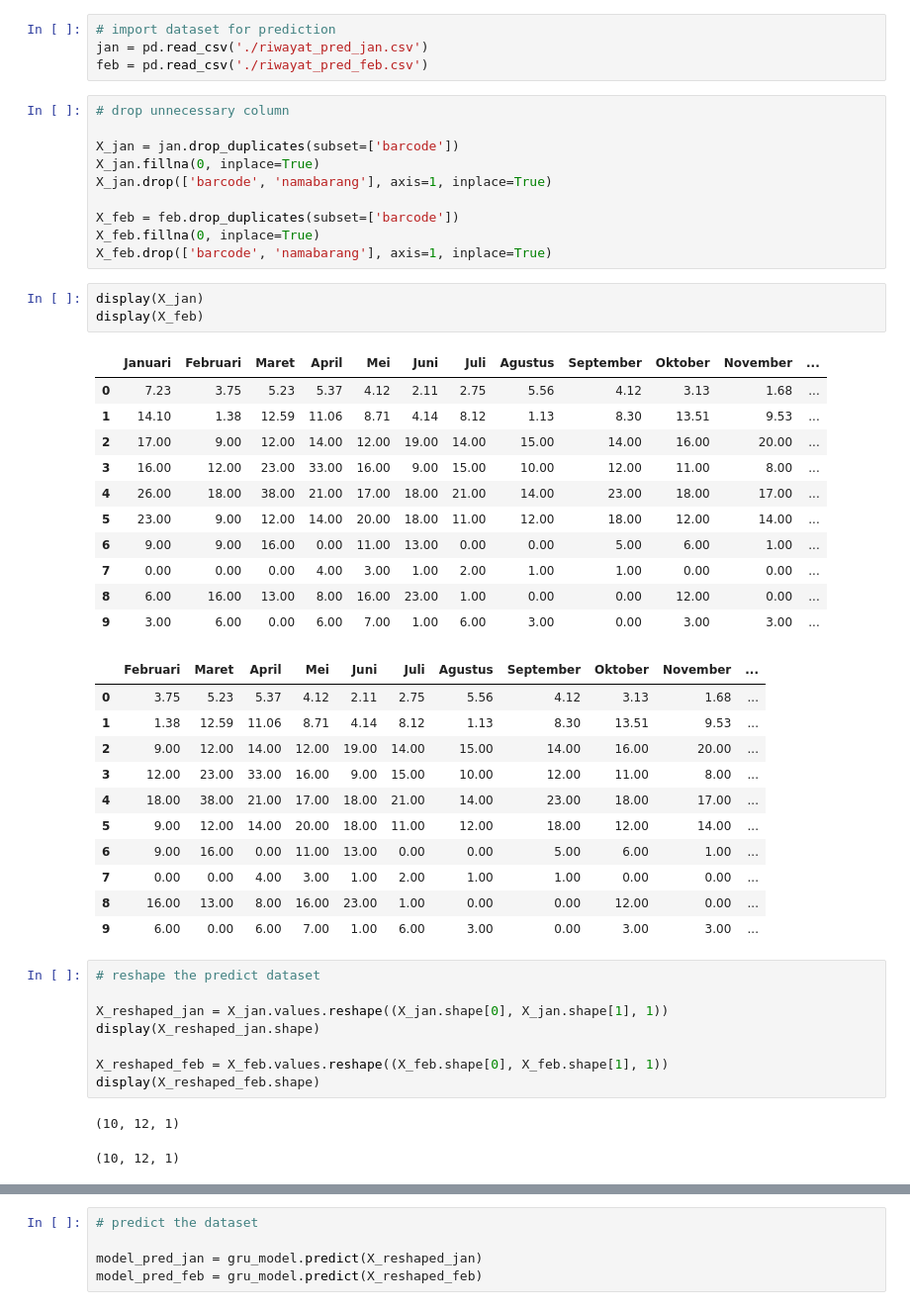
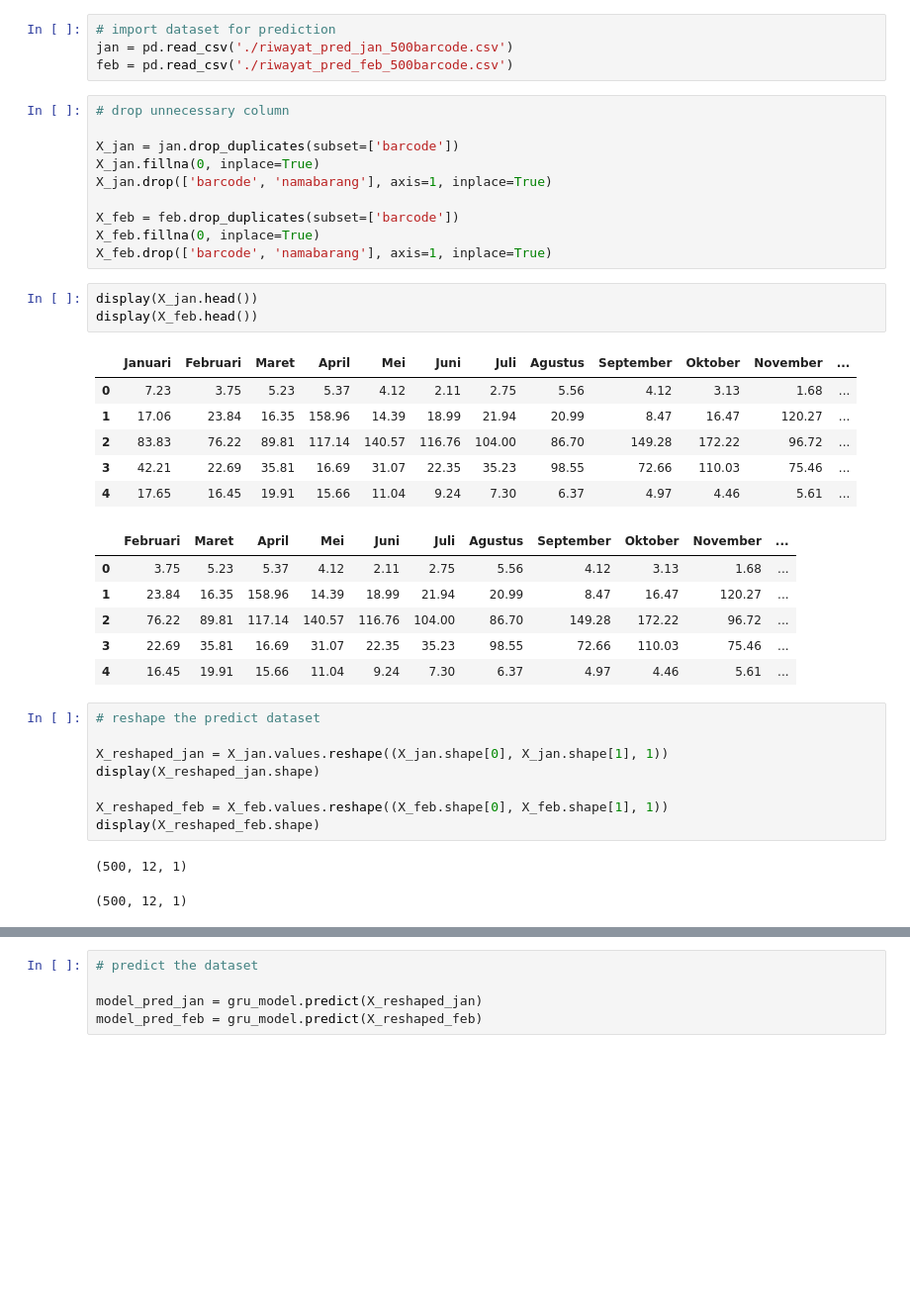
Before and after one commit to diegoray/sales-prediction-gru, a Jupyter notebook: ipynb/EDA.ipynb, the cells around one changed output, grey strips where cells are left out. Shown at 99% size. Saved outputs shown, nothing was run; the diff lists cells and outputs as text; blank space fills up the shorter version.

```diff
--- a/ipynb/EDA.ipynb
+++ b/ipynb/EDA.ipynb
@@ -465,8 +711,8 @@ selected_data_2021
 # df_pred.to_csv('df_pred.csv', index=False)
 # %%
 # import dataset for prediction
-jan = pd.read_csv('./riwayat_pred_jan.csv')
-feb = pd.read_csv('./riwayat_pred_feb.csv')
+jan = pd.read_csv('./riwayat_pred_jan_500barcode.csv')
+feb = pd.read_csv('./riwayat_pred_feb_500barcode.csv')
 # %%
 # drop unnecessary column
 
@@ -478,31 +724,21 @@ X_feb = feb.drop_duplicates(subset=['barcode'])
 X_feb.fillna(0, inplace=True)
 X_feb.drop(['barcode', 'namabarang'], axis=1, inplace=True)
 # %%
-display(X_jan)
-display(X_feb)
+display(X_jan.head())
+display(X_feb.head())
 # %% [output]
 |  | Januari | Februari | Maret | April | Mei | Juni | Juli | Agustus | September | Oktober | November | ... |
 | 0 | 7.23 | 3.75 | 5.23 | 5.37 | 4.12 | 2.11 | 2.75 | 5.56 | 4.12 | 3.13 | 1.68 | ... |
-| 1 | 14.10 | 1.38 | 12.59 | 11.06 | 8.71 | 4.14 | 8.12 | 1.13 | 8.30 | 13.51 | 9.53 | ... |
-| 2 | 17.00 | 9.00 | 12.00 | 14.00 | 12.00 | 19.00 | 14.00 | 15.00 | 14.00 | 16.00 | 20.00 | ... |
-| 3 | 16.00 | 12.00 | 23.00 | 33.00 | 16.00 | 9.00 | 15.00 | 10.00 | 12.00 | 11.00 | 8.00 | ... |
-| 4 | 26.00 | 18.00 | 38.00 | 21.00 | 17.00 | 18.00 | 21.00 | 14.00 | 23.00 | 18.00 | 17.00 | ... |
-| 5 | 23.00 | 9.00 | 12.00 | 14.00 | 20.00 | 18.00 | 11.00 | 12.00 | 18.00 | 12.00 | 14.00 | ... |
-| 6 | 9.00 | 9.00 | 16.00 | 0.00 | 11.00 | 13.00 | 0.00 | 0.00 | 5.00 | 6.00 | 1.00 | ... |
-| 7 | 0.00 | 0.00 | 0.00 | 4.00 | 3.00 | 1.00 | 2.00 | 1.00 | 1.00 | 0.00 | 0.00 | ... |
-| 8 | 6.00 | 16.00 | 13.00 | 8.00 | 16.00 | 23.00 | 1.00 | 0.00 | 0.00 | 12.00 | 0.00 | ... |
-| 9 | 3.00 | 6.00 | 0.00 | 6.00 | 7.00 | 1.00 | 6.00 | 3.00 | 0.00 | 3.00 | 3.00 | ... |
+| 1 | 17.06 | 23.84 | 16.35 | 158.96 | 14.39 | 18.99 | 21.94 | 20.99 | 8.47 | 16.47 | 120.27 | ... |
+| 2 | 83.83 | 76.22 | 89.81 | 117.14 | 140.57 | 116.76 | 104.00 | 86.70 | 149.28 | 172.22 | 96.72 | ... |
+| 3 | 42.21 | 22.69 | 35.81 | 16.69 | 31.07 | 22.35 | 35.23 | 98.55 | 72.66 | 110.03 | 75.46 | ... |
+| 4 | 17.65 | 16.45 | 19.91 | 15.66 | 11.04 | 9.24 | 7.30 | 6.37 | 4.97 | 4.46 | 5.61 | ... |
 |  | Februari | Maret | April | Mei | Juni | Juli | Agustus | September | Oktober | November | ... |
 | 0 | 3.75 | 5.23 | 5.37 | 4.12 | 2.11 | 2.75 | 5.56 | 4.12 | 3.13 | 1.68 | ... |
-| 1 | 1.38 | 12.59 | 11.06 | 8.71 | 4.14 | 8.12 | 1.13 | 8.30 | 13.51 | 9.53 | ... |
-| 2 | 9.00 | 12.00 | 14.00 | 12.00 | 19.00 | 14.00 | 15.00 | 14.00 | 16.00 | 20.00 | ... |
-| 3 | 12.00 | 23.00 | 33.00 | 16.00 | 9.00 | 15.00 | 10.00 | 12.00 | 11.00 | 8.00 | ... |
-| 4 | 18.00 | 38.00 | 21.00 | 17.00 | 18.00 | 21.00 | 14.00 | 23.00 | 18.00 | 17.00 | ... |
-| 5 | 9.00 | 12.00 | 14.00 | 20.00 | 18.00 | 11.00 | 12.00 | 18.00 | 12.00 | 14.00 | ... |
-| 6 | 9.00 | 16.00 | 0.00 | 11.00 | 13.00 | 0.00 | 0.00 | 5.00 | 6.00 | 1.00 | ... |
-| 7 | 0.00 | 0.00 | 4.00 | 3.00 | 1.00 | 2.00 | 1.00 | 1.00 | 0.00 | 0.00 | ... |
-| 8 | 16.00 | 13.00 | 8.00 | 16.00 | 23.00 | 1.00 | 0.00 | 0.00 | 12.00 | 0.00 | ... |
-| 9 | 6.00 | 0.00 | 6.00 | 7.00 | 1.00 | 6.00 | 3.00 | 0.00 | 3.00 | 3.00 | ... |
+| 1 | 23.84 | 16.35 | 158.96 | 14.39 | 18.99 | 21.94 | 20.99 | 8.47 | 16.47 | 120.27 | ... |
+| 2 | 76.22 | 89.81 | 117.14 | 140.57 | 116.76 | 104.00 | 86.70 | 149.28 | 172.22 | 96.72 | ... |
+| 3 | 22.69 | 35.81 | 16.69 | 31.07 | 22.35 | 35.23 | 98.55 | 72.66 | 110.03 | 75.46 | ... |
+| 4 | 16.45 | 19.91 | 15.66 | 11.04 | 9.24 | 7.30 | 6.37 | 4.97 | 4.46 | 5.61 | ... |
 # %%
 # reshape the predict dataset
 
@@ -512,8 +748,8 @@ display(X_reshaped_jan.shape)
 X_reshaped_feb = X_feb.values.reshape((X_feb.shape[0], X_feb.shape[1], 1))
 display(X_reshaped_feb.shape)
 # %% [output]
-(10, 12, 1)
+(500, 12, 1)
-(10, 12, 1)
+(500, 12, 1)
 # %%
 # LIMIT 500
 # gru_model = load_model('gru_model-bs64_hn64_month0_year2017-2021_limit500.h5') # sudah
```
Also changed, not shown: parts of 60 cells of this notebook, 5 other files.
